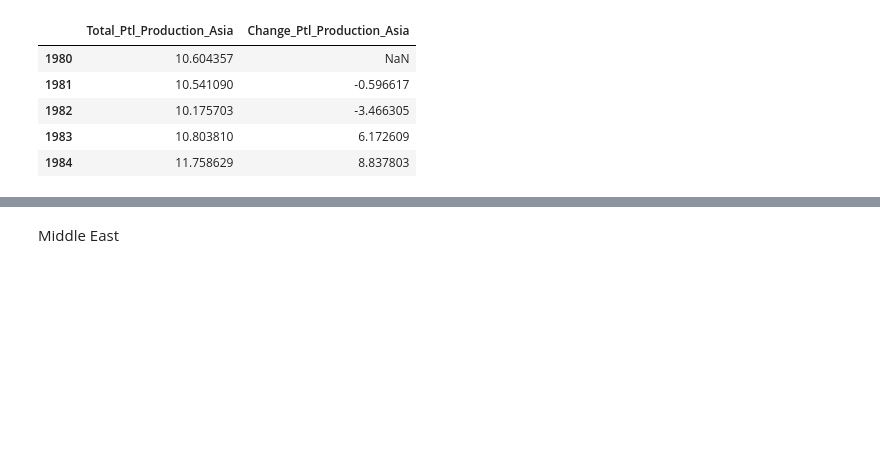
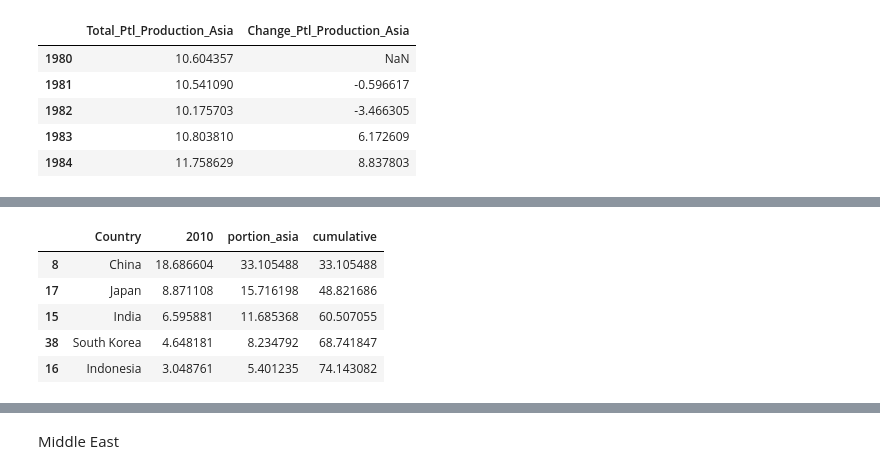
Before and after one commit to lurza/World-Energy-Analysis-main, a Jupyter notebook: Energy_Con_Prod.ipynb, the cells around one changed output, grey strips where cells are left out. Cells and saved outputs as stored; diff of their text form; code cells hidden in the pictures; blank space fills up the shorter version.

```diff
--- a/Energy_Con_Prod.ipynb
+++ b/Energy_Con_Prod.ipynb
@@ -3984,0 +4029,14 @@ fig_ptl_asia.show()
+# %%
+top_ptl_con_asia_2010 = con_ptl_asia[['Country','2010']]
+top_ptl_con_asia_2010['2010'] = pd.to_numeric(top_ptl_con_asia_2010['2010'], errors='coerce')
+top_ptl_con_asia_2010 = top_ptl_con_asia_2010.reset_index(drop=True).sort_values(by='2010', ascending=False,na_position='last')
+top_ptl_con_asia_2010['portion_asia'] = top_ptl_con_asia_2010['2010']/con_ptl_asia_sum.loc['2010'][0]*100
+top_ptl_con_asia_2010['cumulative'] = top_ptl_con_asia_2010['portion_asia'].cumsum()
+top_ptl_con_asia_2010.head()
+# %% [output]
+|  | Country | 2010 | portion_asia | cumulative |
+| 8 | China | 18.686604 | 33.105488 | 33.105488 |
+| 17 | Japan | 8.871108 | 15.716198 | 48.821686 |
+| 15 | India | 6.595881 | 11.685368 | 60.507055 |
+| 38 | South Korea | 4.648181 | 8.234792 | 68.741847 |
+| 16 | Indonesia | 3.048761 | 5.401235 | 74.143082 |
```
Also changed, not shown: parts of 17 cells of this notebook.
